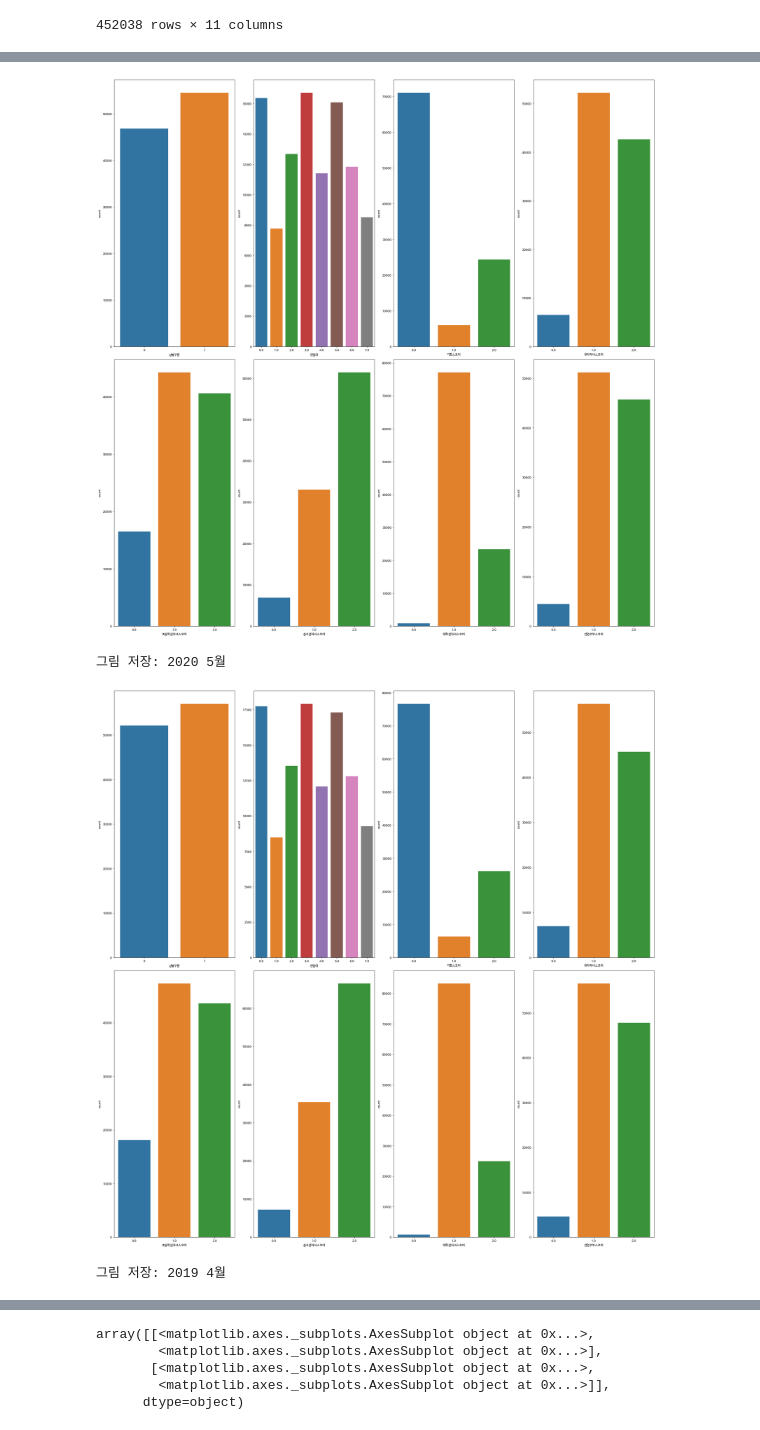
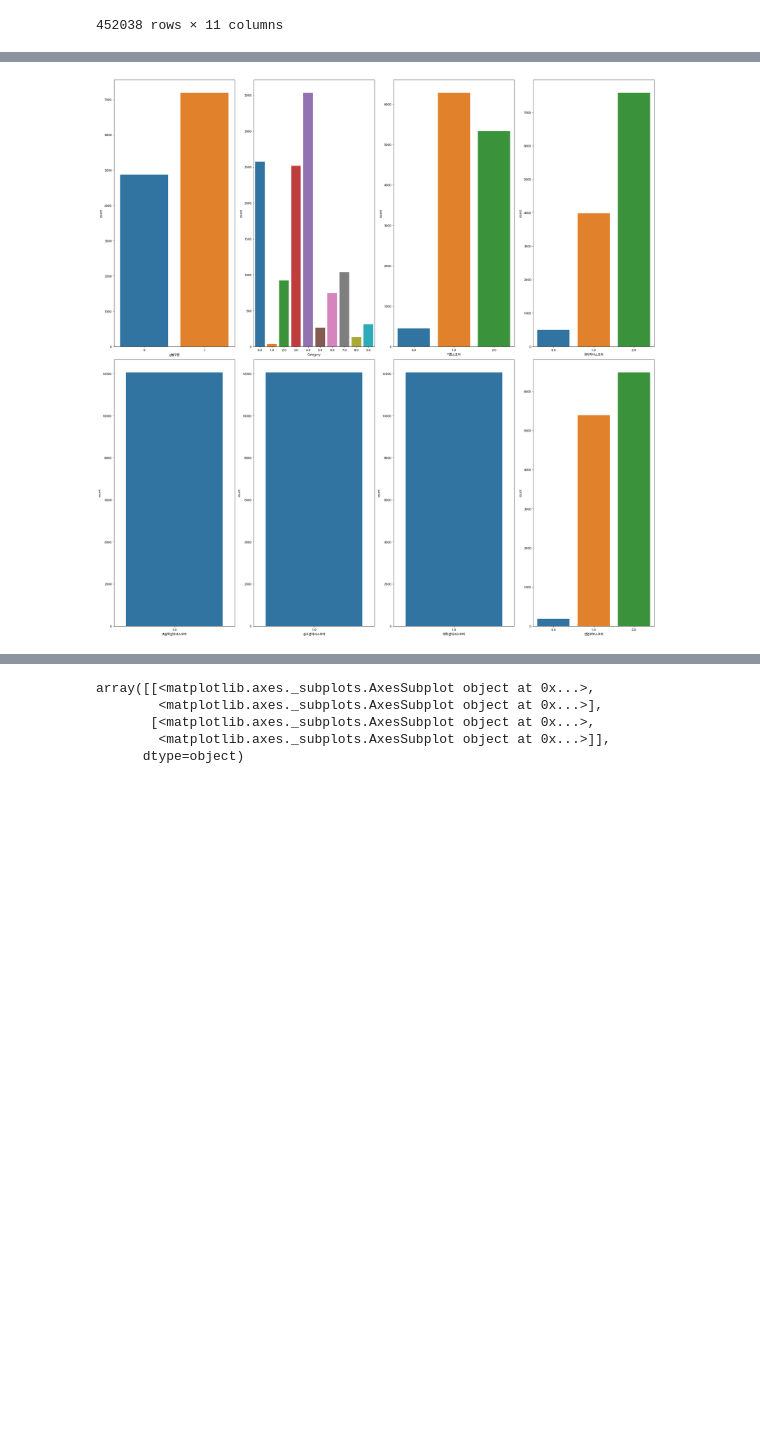
Before and after one commit to whdgusdl48/Pytorch_Learning, a Jupyter notebook: 삼성카드_공모전_Track2.ipynb, the cells around one changed output, grey strips where cells are left out. Saved outputs shown, nothing was run; the diff lists cells and outputs as text; code cells hidden in the pictures; blank space fills up the shorter version.

```diff
--- a/삼성카드_공모전_Track2.ipynb
+++ b/삼성카드_공모전_Track2.ipynb
@@ -265,11 +256,0 @@ data_one_hot = pd.DataFrame(data_one_hot)
-# %%
-data2 = pd.concat([data2,data_one_hot],axis=1)
-# %%
-data2['연령대_A'] = data2[0]
-data2['연령대_B'] = data2[1]
-data2['연령대_C'] = data2[2]
-data2['연령대_D'] = data2[3]
-data2['연령대_E'] = data2[4]
-data2['연령대_F'] = data2[5]
-data2['연령대_G'] = data2[6]
-data2['연령대_H'] = data2[7]
@@ -388,8 +303,14 @@ def save_fig(fig_id, tight_layout=True, fig_extension="png", resolution=300):
 import seaborn as sns
 a = data2[data2['Year'] == 2020]
 b = data2[data2['Year'] == 2019]
-attributes = ['Category', '성별구분', '연령대', '기혼스코어', '유아자녀스코어', '초등학생자녀스코어', '중고생자녀스코어',
-       '대학생자녀스코어', '전업주부스코어', 'Year', 'Month']
+c = a[a['Month'] == 4]
+d = a[a['Month'] == 5]
+e = b[b['Month'] == 4]
+f = b[b['Month'] == 5]
+attributes = ['성별구분', 'Category', '기혼스코어', '유아자녀스코어', '초등학생자녀스코어', '중고생자녀스코어',
+       '대학생자녀스코어', '전업주부스코어']
+
+print(e[e['Category'] == 0.0]['초등학생자녀스코어'].value_counts())
 # 4.0    전문몰
 # 0.0    디저트
 # 7.0    할인점
@@ -400,7 +321,7 @@ attributes = ['Category', '성별구분', '연령대', '기혼스코어', '유
 # 9.0    호텔/숙박
 # 8.0    항공/여행사
 # 1.0    면세점
-
+# ------------------------------------------
 # 3.0   D
 # 0.0   A
 # 5.0   F
@@ -409,28 +330,32 @@ attributes = ['Category', '성별구분', '연령대', '기혼스코어', '유
 # 6.0   G
 # 7.0   H
 # 1.0   B
+# fig = plt.figure(figsize=[25,25])
+# for i in range(0, 8):
+#     plt.subplot(2, 4, i + 1)
+#     ax1 = sns.countplot(x = 'Category' ,data=c[c['연령대'] == i ])
+# fig = plt.figure(figsize=[25,25])
+# for i in range(0, 8):
+#     plt.subplot(2, 4, i + 1)
+#     ax1 = sns.countplot(x = attributes[i] ,data=c[c['연령대'] == 7.0 ])
+# save_fig('2020년 4월 연령대 H')
+# plt.show()
 fig = plt.figure(figsize=[25,25])
-for i in range(1, 9):
-    plt.subplot(2, 4, i)
-    ax1 = sns.countplot(x =attributes[i] ,data=a[a['Month'] == 4])
-save_fig('2020 4월 ')
-plt.show()
-fig = plt.figure(figsize=[25,25])
-for i in range(1, 9):
-    plt.subplot(2, 4, i)
-    ax1 = sns.countplot(x =attributes[i] ,data=a[a['Month'] == 5])
-save_fig('2020 5월 ')
-plt.show()
-fig = plt.figure(figsize=[25,25])
-for i in range(1, 9):
-    plt.subplot(2, 4, i)
-    ax1 = sns.countplot(x =attributes[i] ,data=b[b['Month'] == 4])
-save_fig('2019 4월 ')
-plt.show()
-fig = plt.figure(figsize=[25,25])
-for i in range(1, 9):
-    plt.subplot(2, 4, i)
-    ax1 = sns.countplot(x =attributes[i] ,data=b[b['Month'] == 5])
-save_fig('2019 5월 ')
-plt.show()
+for i in range(0, 8):
+    plt.subplot(2, 4, i + 1)
+    ax1 = sns.countplot(x =attributes[i] ,data=d[d['연령대'] == 4.0 ])
+save_fig('2020년 5월 연령대 E')
+# plt.show()
+# fig = plt.figure(figsize=[25,25])
+# for i in range(0,8):
+#     plt.subplot(2, 4, i + 1)
+#     ax1 = sns.countplot(x =attributes[i] ,data=e[e['연령대'] == 7.0 ])
+# save_fig('2019년 4월 연령대 H')
+# plt.show()
+# fig = plt.figure(figsize=[25,25])
+# for i in range(0,8):
+#     plt.subplot(2, 4, i + 1)
+#     ax1 = sns.countplot(x =attributes[i] ,data=f[f['연령대'] == 7.0 ])
+# save_fig('2019년 5월 연령대 H')
+# plt.show()
 # %% [output]
@@ -438,4 +367 @@ plt.show()
-[figure, old version]
+[figure, new version]
-그림 저장: 2020 5월
-[figure, removed]
-그림 저장: 2019 4월
```
Also changed, not shown: parts of 17 cells of this notebook.
